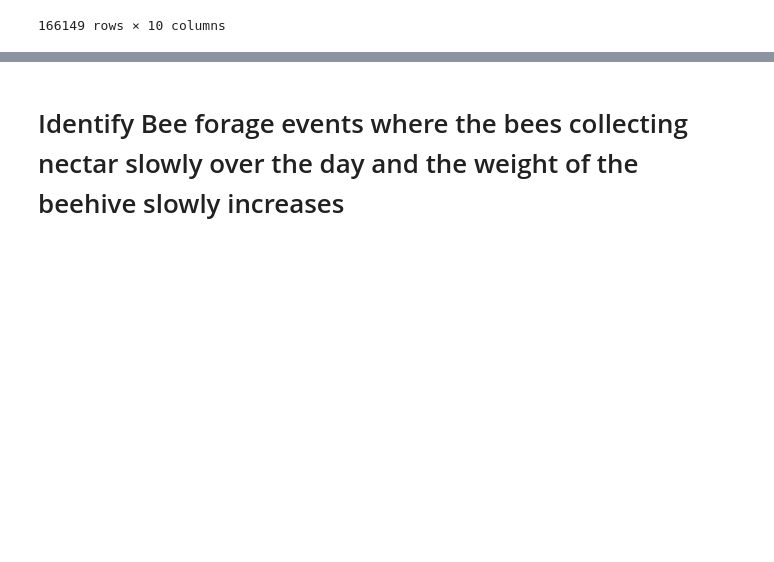
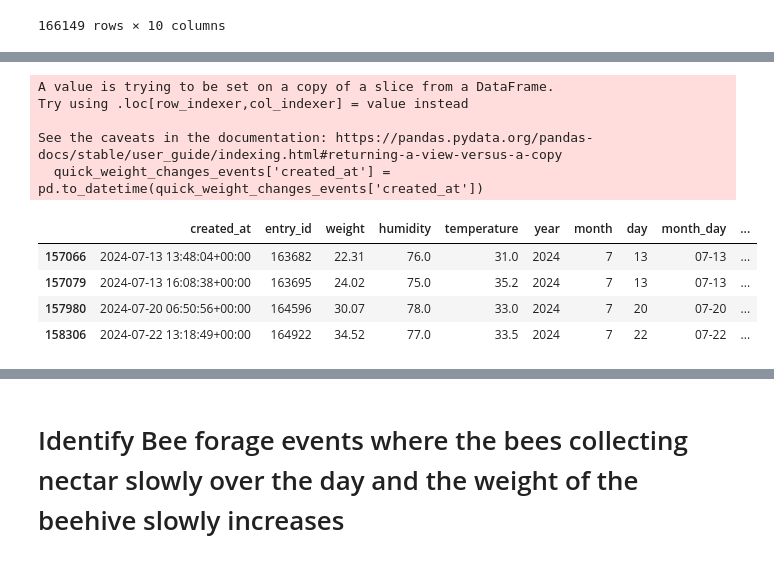
Before and after one commit to timbolo6/streamlit_bee_dasbhoard, a Jupyter notebook: find_events_from_weight_sensor.ipynb, the cells around one changed output, grey strips where cells are left out. Drawn from its saved outputs; the diff is of its cells as text; code cells hidden in the pictures; blank space fills up the shorter version.

```diff
--- a/find_events_from_weight_sensor.ipynb
+++ b/find_events_from_weight_sensor.ipynb
@@ -76,0 +62,69 @@ display(feeding_events_august)
+# %%
+def identify_quick_weight_changes_events(data, window_size=6, weight_change_threshold=2, time_threshold='30min'):
+    """
+    Identify feeding events by looking for large changes in weight and aggregate them by time intervals.
+
+    Parameters:
+    - data: DataFrame containing the beehive data.
+    - window_size: The size of the rolling window to calculate the median weight.
+    - weight_change_threshold: The threshold for identifying significant weight changes (in kg).
+    - time_threshold: The time interval to aggregate events (default is 30 minutes).
+
+    Returns:
+    - quick_weight_changes_events: DataFrame containing the aggregated feeding events.
+    """
+    # Calculate weight difference with a rolling window
+    data['weight_diff'] = data['weight_cleaned'] - data['weight_cleaned'].rolling(window=window_size).median()
+
+    # Identify feeding events (weight change greater than or equal to the threshold)
+    quick_weight_changes_events = data[data['weight_diff'].abs() >= weight_change_threshold]
+
+    # Aggregate events by time intervals
+    quick_weight_changes_events['created_at'] = pd.to_datetime(quick_weight_changes_events['created_at'])
+    quick_weight_changes_events = quick_weight_changes_events.sort_values(by='created_at')
+
+    # display(quick_weight_changes_events)
+    # Initialize the first event
+    current_start = quick_weight_changes_events.iloc[0]['created_at']
+    current_end = quick_weight_changes_events.iloc[0]['created_at']
+
+    print(current_start)
+    print(current_end)
+    print(len(quick_weight_changes_events))
+
+
+
+    for i in range(1, len(quick_weight_changes_events)):
+        current_time = quick_weight_changes_events.iloc[i]['created_at']
+        previous_time = quick_weight_changes_events.iloc[i - 1]['created_at']
+
+        # Check if the current time is within the time threshold of the previous time
+        if (current_time - previous_time) <= pd.Timedelta(time_threshold):
+            # Update the end date of the current event
+            current_end = current_time
+
+        else:
+            # add to the data frame row where created_on is current_start a new column new_date with the value of current_end
+            quick_weight_changes_events.loc[quick_weight_changes_events['created_at'] == current_start, 'end_date'] = current_end
+            quick_weight_changes_events.loc[quick_weight_changes_events['created_at'] == current_start, 'event_type'] = "rapid weight change"
+            # # delete the row from quick_weight_changes_events where created_on is current_time
+            # quick_weight_changes_events = quick_weight_changes_events[quick_weight_changes_events['created_at'] != current_end]
+
+            current_start = current_time
+            current_end = current_time
+
+
+    return quick_weight_changes_events.dropna(subset=['end_date'])
+
+# Call the function and display the results
+quick_weight_changes_events = identify_quick_weight_changes_events(data)
+
+
+# save the data to a csv file called "rapid_weight_changes_events.csv"
+quick_weight_changes_events.to_csv(".streamlit/rapid_weight_changes_events.csv", index=False)
+
+start_date='2024-07-01'
+# Filter feeding events from the specified start date onwards
+quick_weight_changes_events_august = quick_weight_changes_events[quick_weight_changes_events['created_at'] >= start_date]
+display(quick_weight_changes_events_august)
+# %% [output]
@@ -77,2 +134,12 @@ display(feeding_events_august)
+A value is trying to be set on a copy of a slice from a DataFrame.
+Try using .loc[row_indexer,col_indexer] = value instead
+
+See the caveats in the documentation: https://pandas.pydata.org/pandas-docs/stable/user_guide/indexing.html#returning-a-view-versus-a-copy
+  quick_weight_changes_events['created_at'] = pd.to_datetime(quick_weight_changes_events['created_at'])
+|  | created_at | entry_id | weight | humidity | temperature | year | month | day | month_day | ... |
+| 157066 | 2024-07-13 13:48:04+00:00 | 163682 | 22.31 | 76.0 | 31.0 | 2024 | 7 | 13 | 07-13 | ... |
+| 157079 | 2024-07-13 16:08:38+00:00 | 163695 | 24.02 | 75.0 | 35.2 | 2024 | 7 | 13 | 07-13 | ... |
+| 157980 | 2024-07-20 06:50:56+00:00 | 164596 | 30.07 | 78.0 | 33.0 | 2024 | 7 | 20 | 07-20 | ... |
+| 158306 | 2024-07-22 13:18:49+00:00 | 164922 | 34.52 | 77.0 | 33.5 | 2024 | 7 | 22 | 07-22 | ... |
 # %%
 # Define the timestamp of interest
```
Also changed, not shown: parts of 5 cells of this notebook, 3 other files.
